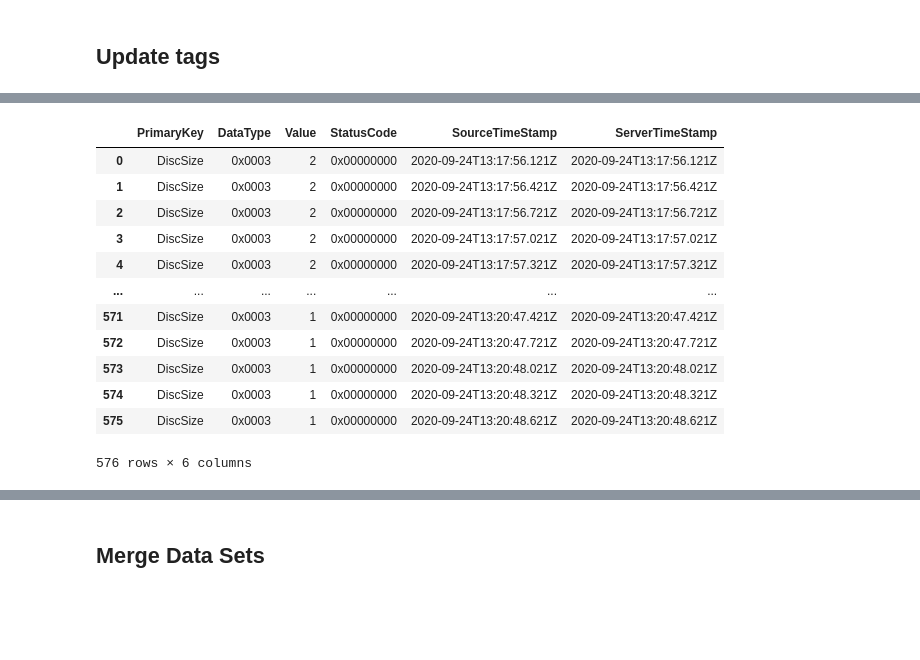
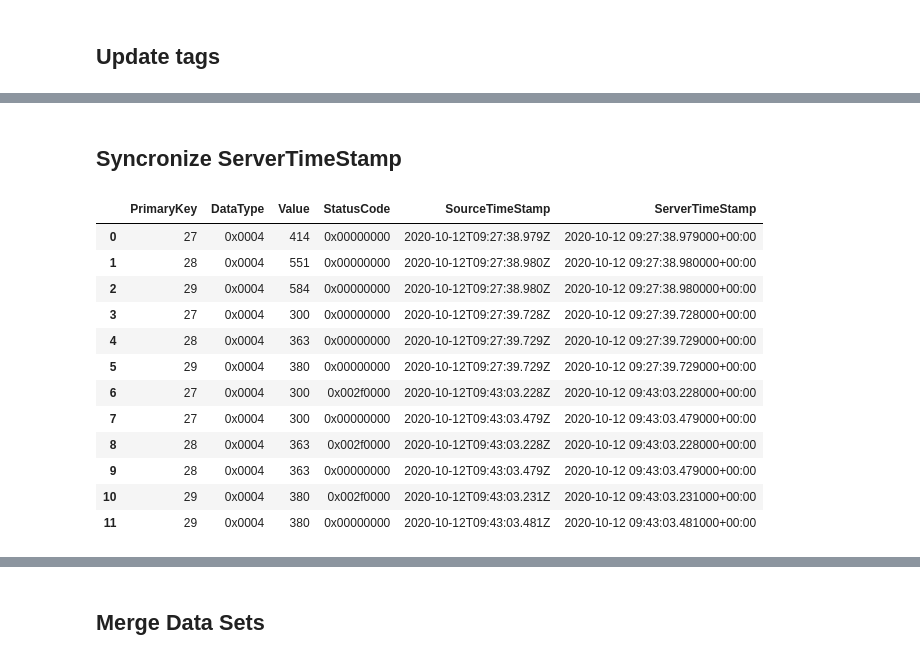
Before and after one commit to USi-IPEM/Demo-Cell-Classification, a Jupyter notebook: 02_Preprocessing/Preprocessing.ipynb, the cells around one changed output, grey strips where cells are left out. Cells and saved outputs as stored; diff of their text form; code cells hidden in the pictures; blank space fills up the shorter version.

Commit message:
added Server TimeStamp sync option

```diff
--- a/02_Preprocessing/Preprocessing.ipynb
+++ b/02_Preprocessing/Preprocessing.ipynb
@@ -26,11 +23,27 @@ def fc_tag_update(data, tag):
         i = i + 1
         data = data.replace({'PrimaryKey':i}, fc_tag(tag,i), regex = False)
     return data
+
+#Sync TimeStamp
+
+def fc_sync_timestamp2(data,ServerTimeStamp,delta_time): #Requires df, column-name and delta-time
+    for date in data[ServerTimeStamp]:
+        source = datetime.fromisoformat(str(date).replace('Z','+00:00'))
+        date_sync = source - delta_time
+        data[ServerTimeStamp] = date_sync
+    return data
+
+def fc_sync_timestamp(data,ServerTimeStamp,delta_time): #Requires df, column-name and delta-time
+    for i in range(len(data)):
+        source = datetime.fromisoformat(str(data.at[i,ServerTimeStamp]).replace('Z','+00:00'))
+        date_sync = source - delta_time
+        data.at[i,ServerTimeStamp] = date_sync
+    return data
 # %% [markdown]
 ## Paths from data set
 # %%
-date = 200924
-uc_num = 5
+date = 201012
+uc_num = 2
 
 path = str(date) + '/use_case' + str(uc_num)
 
@@ -174,16 +135,22 @@ data_rp
-# %%
-data_st
-# %% [output]
-|  | PrimaryKey | DataType | Value | StatusCode | SourceTimeStamp | ServerTimeStamp |
-| 0 | DiscSize | 0x0003 | 2 | 0x00000000 | 2020-09-24T13:17:56.121Z | 2020-09-24T13:17:56.121Z |
-| 1 | DiscSize | 0x0003 | 2 | 0x00000000 | 2020-09-24T13:17:56.421Z | 2020-09-24T13:17:56.421Z |
-| 2 | DiscSize | 0x0003 | 2 | 0x00000000 | 2020-09-24T13:17:56.721Z | 2020-09-24T13:17:56.721Z |
-| 3 | DiscSize | 0x0003 | 2 | 0x00000000 | 2020-09-24T13:17:57.021Z | 2020-09-24T13:17:57.021Z |
-| 4 | DiscSize | 0x0003 | 2 | 0x00000000 | 2020-09-24T13:17:57.321Z | 2020-09-24T13:17:57.321Z |
-| ... | ... | ... | ... | ... | ... | ... |
-| 571 | DiscSize | 0x0003 | 1 | 0x00000000 | 2020-09-24T13:20:47.421Z | 2020-09-24T13:20:47.421Z |
-| 572 | DiscSize | 0x0003 | 1 | 0x00000000 | 2020-09-24T13:20:47.721Z | 2020-09-24T13:20:47.721Z |
-| 573 | DiscSize | 0x0003 | 1 | 0x00000000 | 2020-09-24T13:20:48.021Z | 2020-09-24T13:20:48.021Z |
-| 574 | DiscSize | 0x0003 | 1 | 0x00000000 | 2020-09-24T13:20:48.321Z | 2020-09-24T13:20:48.321Z |
-| 575 | DiscSize | 0x0003 | 1 | 0x00000000 | 2020-09-24T13:20:48.621Z | 2020-09-24T13:20:48.621Z |
-576 rows × 6 columns
+# %% [markdown]
+## Syncronize ServerTimeStamp
+# %%
+delta_time_PLC = timedelta(seconds=0)
+delta_time_SIM = timedelta(seconds=55)
+# %%
+data_conv = fc_sync_timestamp(data_conv,'ServerTimeStamp',delta_time_PLC)
+data_conv
+# %% [output]
+|  | PrimaryKey | DataType | Value | StatusCode | SourceTimeStamp | ServerTimeStamp |
+| 0 | 27 | 0x0004 | 414 | 0x00000000 | 2020-10-12T09:27:38.979Z | 2020-10-12 09:27:38.979000+00:00 |
+| 1 | 28 | 0x0004 | 551 | 0x00000000 | 2020-10-12T09:27:38.980Z | 2020-10-12 09:27:38.980000+00:00 |
+| 2 | 29 | 0x0004 | 584 | 0x00000000 | 2020-10-12T09:27:38.980Z | 2020-10-12 09:27:38.980000+00:00 |
+| 3 | 27 | 0x0004 | 300 | 0x00000000 | 2020-10-12T09:27:39.728Z | 2020-10-12 09:27:39.728000+00:00 |
+| 4 | 28 | 0x0004 | 363 | 0x00000000 | 2020-10-12T09:27:39.729Z | 2020-10-12 09:27:39.729000+00:00 |
+| 5 | 29 | 0x0004 | 380 | 0x00000000 | 2020-10-12T09:27:39.729Z | 2020-10-12 09:27:39.729000+00:00 |
+| 6 | 27 | 0x0004 | 300 | 0x002f0000 | 2020-10-12T09:43:03.228Z | 2020-10-12 09:43:03.228000+00:00 |
+| 7 | 27 | 0x0004 | 300 | 0x00000000 | 2020-10-12T09:43:03.479Z | 2020-10-12 09:43:03.479000+00:00 |
+| 8 | 28 | 0x0004 | 363 | 0x002f0000 | 2020-10-12T09:43:03.228Z | 2020-10-12 09:43:03.228000+00:00 |
+| 9 | 28 | 0x0004 | 363 | 0x00000000 | 2020-10-12T09:43:03.479Z | 2020-10-12 09:43:03.479000+00:00 |
+| 10 | 29 | 0x0004 | 380 | 0x002f0000 | 2020-10-12T09:43:03.231Z | 2020-10-12 09:43:03.231000+00:00 |
+| 11 | 29 | 0x0004 | 380 | 0x00000000 | 2020-10-12T09:43:03.481Z | 2020-10-12 09:43:03.481000+00:00 |
```
Also changed, not shown: parts of 20 cells of this notebook, 1 other file.
